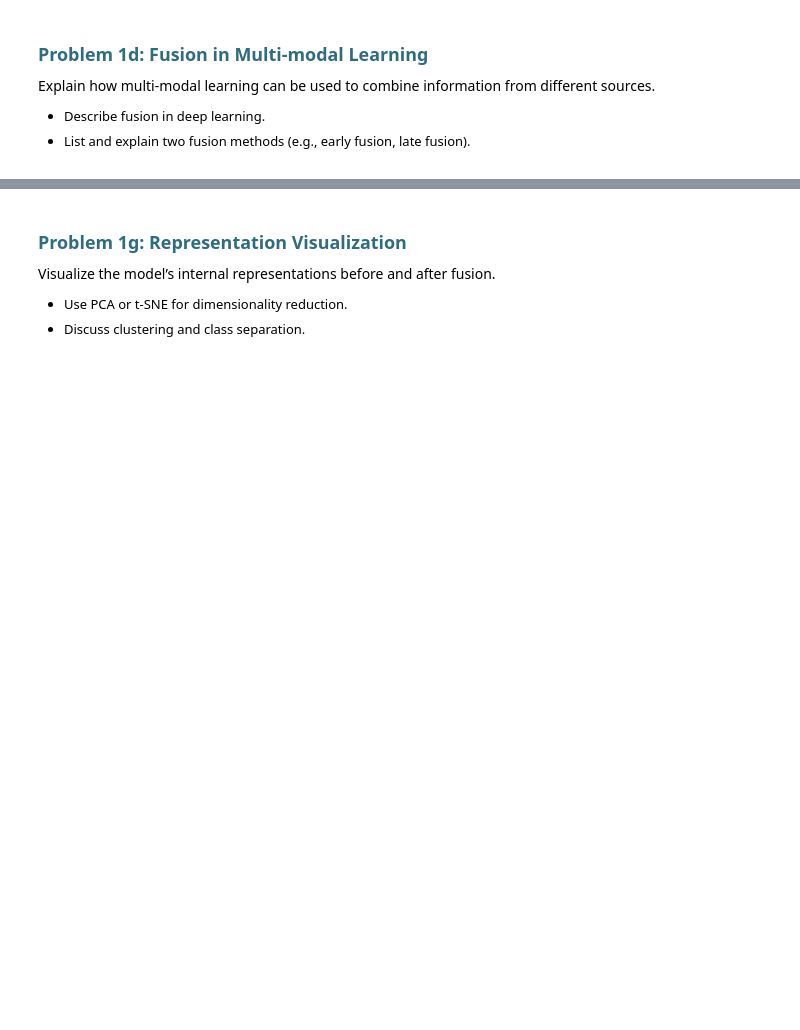
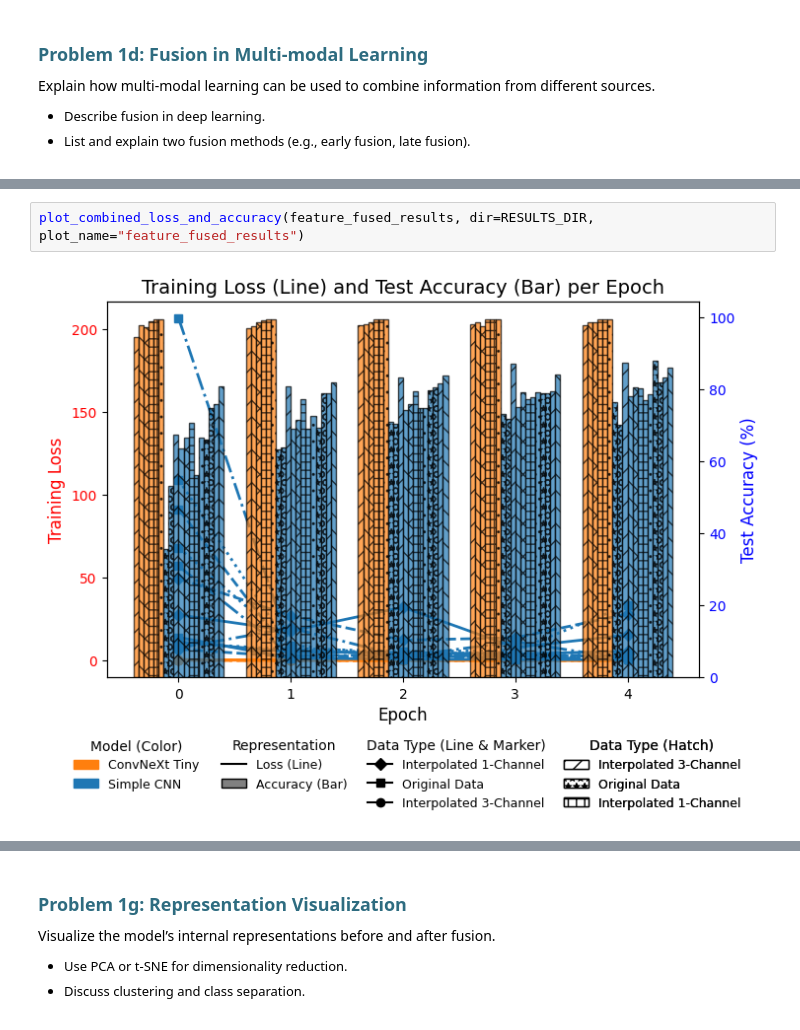
Before and after one commit to tranchau989/HandwrittenRecognition, a Jupyter notebook: FYS3033_Assignment_Template.ipynb, the cells around one changed output, grey strips where cells are left out. Drawn from its saved outputs; the diff is of its cells as text; blank space fills up the shorter version.

```diff
--- a/FYS3033_Assignment_Template.ipynb
+++ b/FYS3033_Assignment_Template.ipynb
@@ -1532 +1163,5 @@ ValueError: too many values to unpack (expected 2)
+# %%
+plot_combined_loss_and_accuracy(feature_fused_results, dir=RESULTS_DIR, plot_name="feature_fused_results")
+# %% [output]
+[figure, added]
 # %%
```
Also changed, not shown: parts of 15 cells of this notebook.
